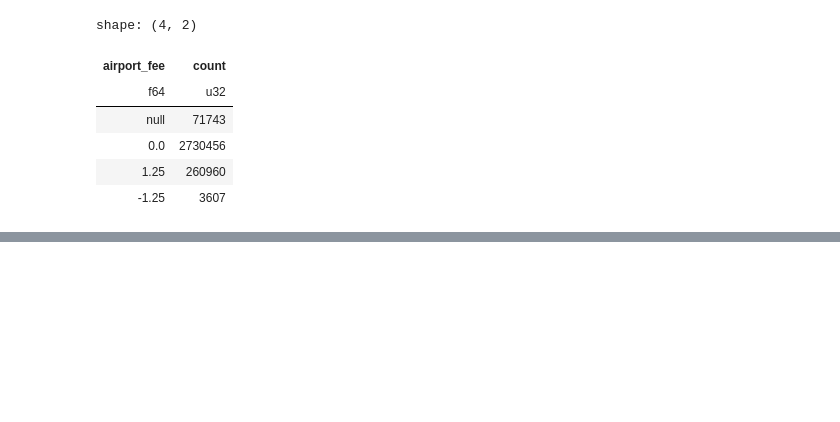
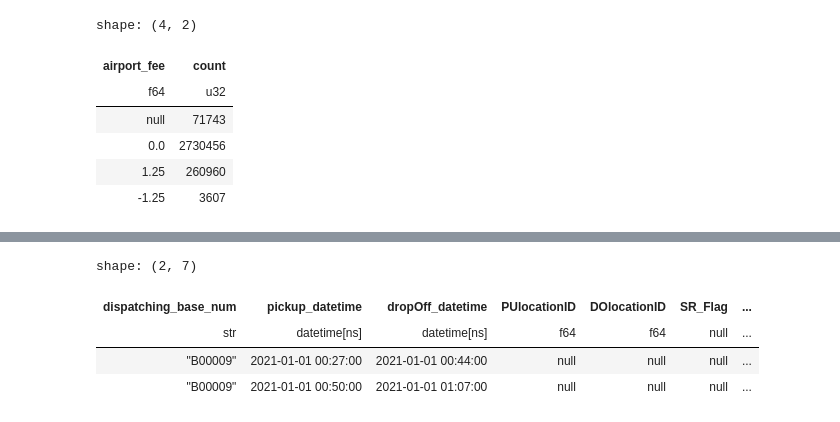
Before and after one commit to imdwipayana/Battlefield, a Jupyter notebook: python project/Yellow Taxi/change_the_headers.ipynb, the cells around one changed output, grey strips where cells are left out. Saved outputs shown, nothing was run; the diff lists cells and outputs as text; code cells hidden in the pictures; blank space fills up the shorter version.

```diff
--- a/python project/Yellow Taxi/change_the_headers.ipynb
+++ b/python project/Yellow Taxi/change_the_headers.ipynb
@@ -234,0 +253,9 @@ shape: (4, 2)
+# %%
+data_2021_for_hire = pl.read_parquet(r'C:\Users\ekadw\Documents\DATA\NY_Taxi\2021\for_hire_vehicle\fhv_tripdata_2021-01.parquet')
+data_2021_for_hire.head(2)
+# %% [output]
+shape: (2, 7)
+| dispatching_base_num | pickup_datetime | dropOff_datetime | PUlocationID | DOlocationID | SR_Flag | ... |
+| str | datetime[ns] | datetime[ns] | f64 | f64 | null | ... |
+| "B00009" | 2021-01-01 00:27:00 | 2021-01-01 00:44:00 | null | null | null | ... |
+| "B00009" | 2021-01-01 00:50:00 | 2021-01-01 01:07:00 | null | null | null | ... |
```
Also changed, not shown: parts of 25 cells of this notebook.
